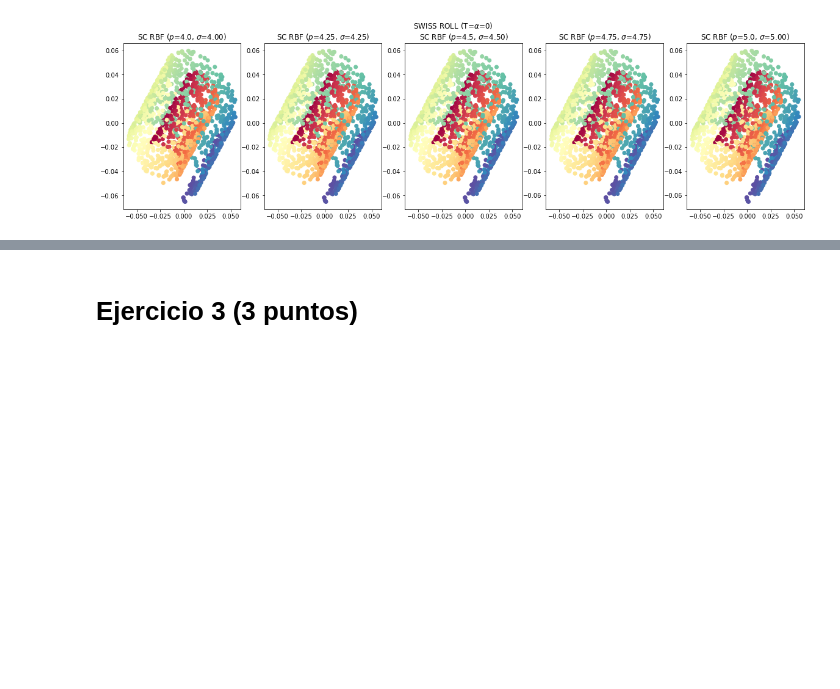
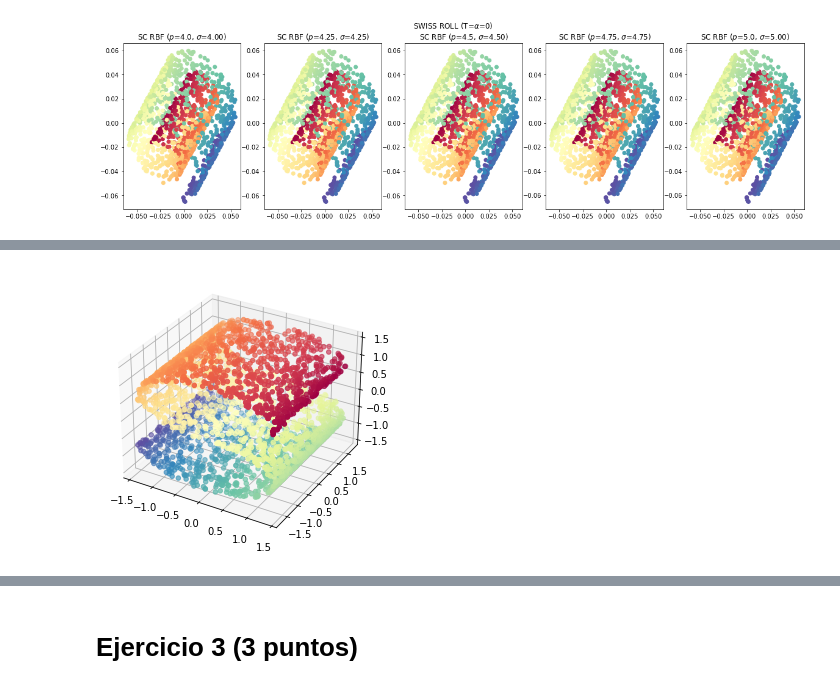
Before and after one commit to glorelvalle/g-mucd, a Jupyter notebook: mf/exam2/EXAM_02_MF_2022_03_31.ipynb, the cells around one changed output, grey strips where cells are left out. Drawn from its saved outputs; the diff is of its cells as text; code cells hidden in the pictures; blank space fills up the shorter version.

```diff
--- a/mf/exam2/EXAM_02_MF_2022_03_31.ipynb
+++ b/mf/exam2/EXAM_02_MF_2022_03_31.ipynb
@@ -423,0 +438,15 @@ for sigma in sigma_parameters:
+# %%
+N = 3000
+X, color = make_s_curve(N, random_state=seed)
+X = scaler.fit_transform(X)
+
+fig = plt.figure()
+ax = fig.add_subplot(111, projection="3d")
+ax.scatter(X[:, 0], X[:, 1], X[:, 2], c=color, cmap=my_cmap)
+plt.show()
+
+N_new = 100
+X_new, color_new = make_s_curve(N_new, random_state=seed + 1)
+X_new = scaler.transform(X_new)
+# %% [output]
+[figure, added]
```
Also changed, not shown: parts of 3 cells of this notebook.
